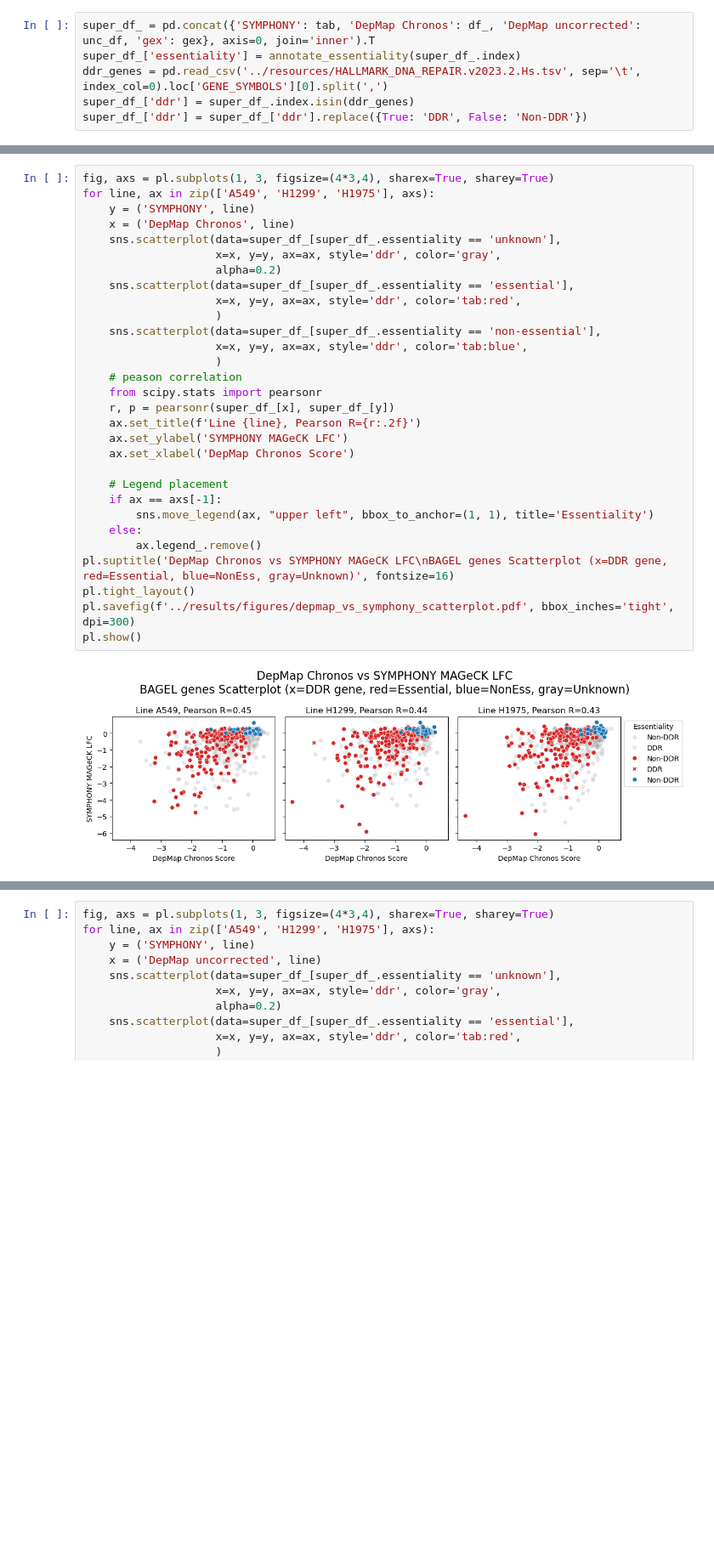
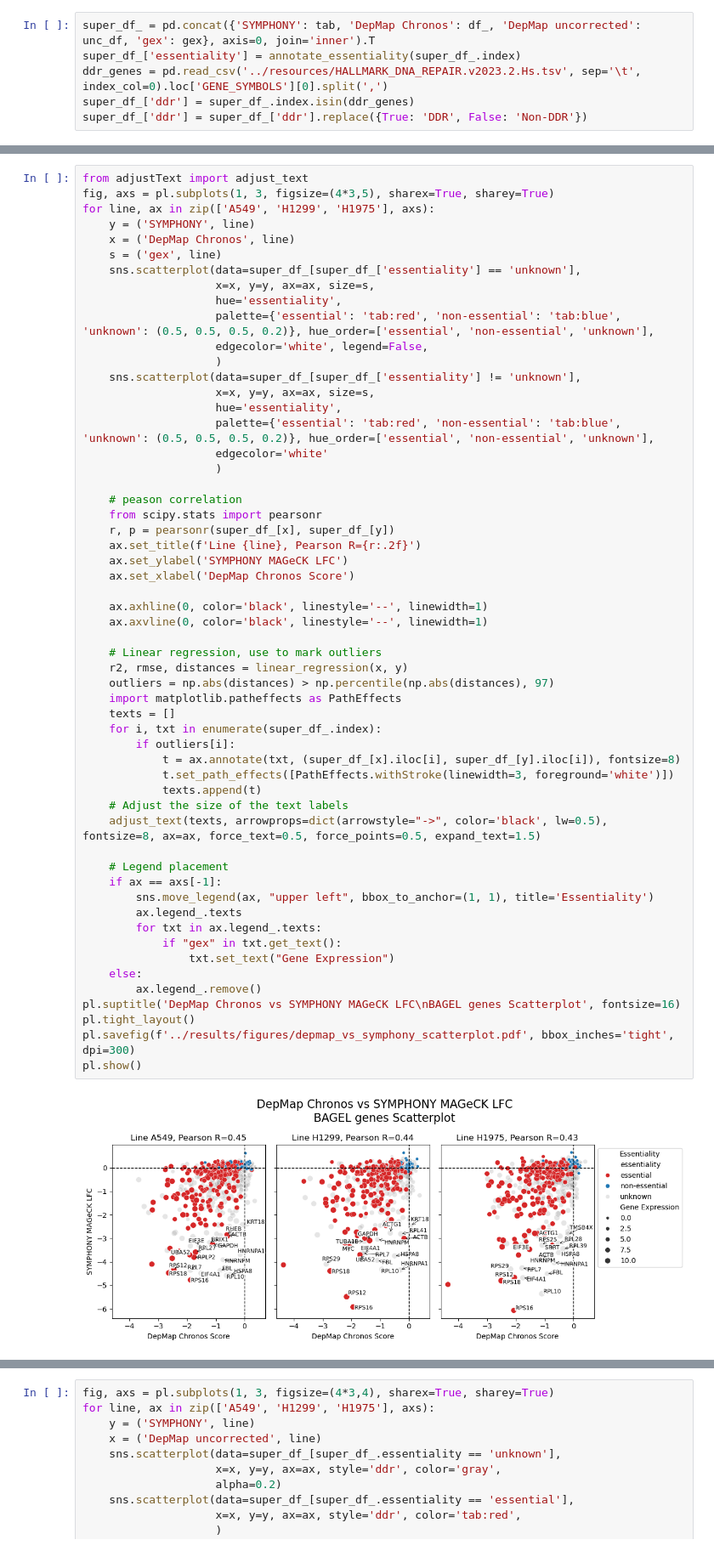
Before and after one commit to stefanpeidli/SYM101, a Jupyter notebook: notebooks/SYM101_vs_depmap.ipynb, the cells around one changed output, grey strips where cells are left out. Shown at 85% size. Drawn from its saved outputs; the diff is of its cells as text; blank space fills up the shorter version.

```diff
--- a/notebooks/SYM101_vs_depmap.ipynb
+++ b/notebooks/SYM101_vs_depmap.ipynb
@@ -216,32 +237,58 @@ super_df_['ddr'] = super_df_['ddr'].replace({True: 'DDR', False: 'Non-DDR'})
 # %%
-fig, axs = pl.subplots(1, 3, figsize=(4*3,4), sharex=True, sharey=True)
+from adjustText import adjust_text
+fig, axs = pl.subplots(1, 3, figsize=(4*3,5), sharex=True, sharey=True)
 for line, ax in zip(['A549', 'H1299', 'H1975'], axs):
     y = ('SYMPHONY', line)
     x = ('DepMap Chronos', line)
-    sns.scatterplot(data=super_df_[super_df_.essentiality == 'unknown'],
-                    x=x, y=y, ax=ax, style='ddr', color='gray',
-                    alpha=0.2)
-    sns.scatterplot(data=super_df_[super_df_.essentiality == 'essential'],
-                    x=x, y=y, ax=ax, style='ddr', color='tab:red',
+    s = ('gex', line)
+    sns.scatterplot(data=super_df_[super_df_['essentiality'] == 'unknown'],
+                    x=x, y=y, ax=ax, size=s,
+                    hue='essentiality',
+                    palette={'essential': 'tab:red', 'non-essential': 'tab:blue', 'unknown': (0.5, 0.5, 0.5, 0.2)}, hue_order=['essential', 'non-essential', 'unknown'],
+                    edgecolor='white', legend=False,
                     )
-    sns.scatterplot(data=super_df_[super_df_.essentiality == 'non-essential'],
-                    x=x, y=y, ax=ax, style='ddr', color='tab:blue',
+    sns.scatterplot(data=super_df_[super_df_['essentiality'] != 'unknown'],
+                    x=x, y=y, ax=ax, size=s,
+                    hue='essentiality',
+                    palette={'essential': 'tab:red', 'non-essential': 'tab:blue', 'unknown': (0.5, 0.5, 0.5, 0.2)}, hue_order=['essential', 'non-essential', 'unknown'],
+                    edgecolor='white'
                     )
+
     # peason correlation
     from scipy.stats import pearsonr
     r, p = pearsonr(super_df_[x], super_df_[y])
     ax.set_title(f'Line {line}, Pearson R={r:.2f}')
     ax.set_ylabel('SYMPHONY MAGeCK LFC')
     ax.set_xlabel('DepMap Chronos Score')
 
+    ax.axhline(0, color='black', linestyle='--', linewidth=1)
+    ax.axvline(0, color='black', linestyle='--', linewidth=1)
+
+    # Linear regression, use to mark outliers
+    r2, rmse, distances = linear_regression(x, y)
+    outliers = np.abs(distances) > np.percentile(np.abs(distances), 97)
+    import matplotlib.patheffects as PathEffects
+    texts = []
+    for i, txt in enumerate(super_df_.index):
+        if outliers[i]:
+            t = ax.annotate(txt, (super_df_[x].iloc[i], super_df_[y].iloc[i]), fontsize=8)
+            t.set_path_effects([PathEffects.withStroke(linewidth=3, foreground='white')])
+            texts.append(t)
+    # Adjust the size of the text labels
+    adjust_text(texts, arrowprops=dict(arrowstyle="->", color='black', lw=0.5), fontsize=8, ax=ax, force_text=0.5, force_points=0.5, expand_text=1.5)
+
     # Legend placement
     if ax == axs[-1]:
         sns.move_legend(ax, "upper left", bbox_to_anchor=(1, 1), title='Essentiality')
+        ax.legend_.texts
+        for txt in ax.legend_.texts:
+            if "gex" in txt.get_text():
+                txt.set_text("Gene Expression")
     else:
         ax.legend_.remove()
-pl.suptitle('DepMap Chronos vs SYMPHONY MAGeCK LFC\nBAGEL genes Scatterplot (x=DDR gene, red=Essential, blue=NonEss, gray=Unknown)', fontsize=16)
+pl.suptitle('DepMap Chronos vs SYMPHONY MAGeCK LFC\nBAGEL genes Scatterplot', fontsize=16)
 pl.tight_layout()
 pl.savefig(f'../results/figures/depmap_vs_symphony_scatterplot.pdf', bbox_inches='tight', dpi=300)
 pl.show()
 # %% [output]
-[figure, old version]
+[figure, new version]
```
Also changed, not shown: parts of 5 cells of this notebook, 26 other files.
